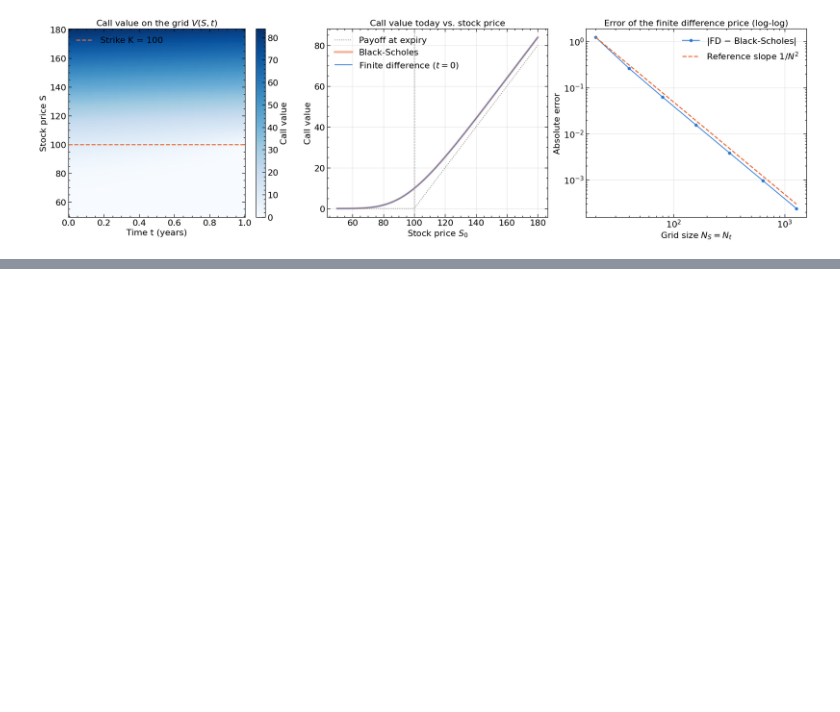
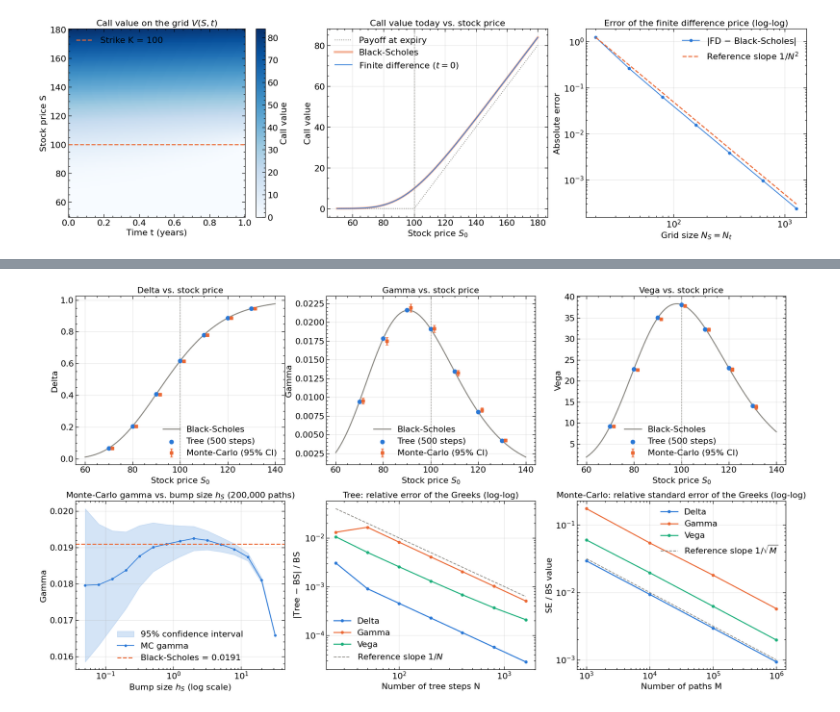
Before and after one commit to timhirndorf/financial_derivatives_midterm, a Jupyter notebook: midterm.ipynb, the cells around one changed output, grey strips where cells are left out. Drawn from its saved outputs; the diff is of its cells as text; code cells hidden in the pictures; blank space fills up the shorter version.

```diff
--- a/midterm.ipynb
+++ b/midterm.ipynb
@@ -585,0 +978,76 @@ plt.show()
+# %%
+# Visualising the Greeks
+
+BLUE, ORANGE, GRAY, AQUA = "#2a78d6", "#eb6834", "#898781", "#1baf7a"
+
+fig, axes = plt.subplots(2, 3, figsize=(20, 11))
+axes = axes.flatten()
+
+
+# Row 1: each Greek as a function of the stock price - all three methods
+S_curve = np.linspace(60, 140, 200)
+S_points = np.arange(70, 131, 10)
+bs_curves = BlackScholesGreeks(S_curve, K, sigma, rf, T)
+tree_points = np.array([TreeGreeks(s, K, sigma, rf, T, 500) for s in S_points])                    # shape (7, 3)
+mc_points = np.array([MonteCarloGreeks(s, K, sigma, rf, T, 200_000, seed=1) for s in S_points])   # shape (7, 3, 2)
+
+for g, name in enumerate(["Delta", "Gamma", "Vega"]):
+    ax = axes[g]
+    ax.plot(S_curve, bs_curves[g], color=GRAY, lw=2, label="Black-Scholes")
+    ax.scatter(S_points, tree_points[:, g], color=BLUE, s=60, zorder=3, label="Tree (500 steps)")
+    ax.errorbar(S_points + 1.5, mc_points[:, g, 0], yerr=1.96 * mc_points[:, g, 1], fmt="s",
+                color=ORANGE, ms=6, capsize=3, zorder=3, label="Monte-Carlo (95% CI)")
+    ax.axvline(K, color=GRAY, lw=1, ls="--")
+    ax.set_title(f"{name} vs. stock price")
+    ax.set_xlabel("Stock price $S_0$")
+    ax.set_ylabel(name)
+    ax.legend()
+
+
+# Plot 4: Monte-Carlo gamma - the bump size trade-off
+# Small h: few paths end between S-h and S+h, and we divide by h^2 -> very noisy.
+# Large h: the finite difference no longer approximates the second derivative -> biased.
+h_values = np.logspace(-1.3, 1.5, 15)
+mc_gamma_h = np.array([MonteCarloGreeks(S_0, K, sigma, rf, T, 200_000, h_S=h, seed=1)[1] for h in h_values])
+axes[3].fill_between(h_values, mc_gamma_h[:, 0] - 1.96 * mc_gamma_h[:, 1], mc_gamma_h[:, 0] + 1.96 * mc_gamma_h[:, 1],
+                     color=BLUE, alpha=0.2, label="95% confidence interval")
+axes[3].plot(h_values, mc_gamma_h[:, 0], color=BLUE, marker="o", ms=4, lw=1.5, label="MC gamma")
+axes[3].axhline(bs_gamma, color=ORANGE, lw=2, ls="--", label=f"Black-Scholes = {bs_gamma:.4f}")
+axes[3].set_xscale("log")
+axes[3].set_title("Monte-Carlo gamma vs. bump size $h_S$ (200,000 paths)")
+axes[3].set_xlabel("Bump size $h_S$ (log scale)")
+axes[3].set_ylabel("Gamma")
+axes[3].legend()
+
+
+# Plot 5: tree - relative error of each Greek vs. number of steps (log-log)
+N_values_g = np.array([25, 50, 100, 200, 400, 800, 1600])
+tree_g = np.array([TreeGreeks(S_0, K, sigma, rf, T, n) for n in N_values_g])
+bs_g = np.array([bs_delta, bs_gamma, bs_vega])
+for g, (name, color) in enumerate(zip(["Delta", "Gamma", "Vega"], [BLUE, ORANGE, AQUA])):
+    axes[4].loglog(N_values_g, np.abs(tree_g[:, g] - bs_g[g]) / bs_g[g], color=color, marker="o", ms=5, label=name)
+axes[4].loglog(N_values_g, 1 / N_values_g, color=GRAY, lw=1.5, ls="--", label="Reference slope $1/N$")
+axes[4].set_title("Tree: relative error of the Greeks (log-log)")
+axes[4].set_xlabel("Number of tree steps N")
+axes[4].set_ylabel("$|$Tree $-$ BS$|$ / BS")
+axes[4].legend()
+
+
+# Plot 6: Monte-Carlo - relative standard error of each Greek vs. number of paths (log-log)
+M_values_g = np.array([1_000, 10_000, 100_000, 1_000_000])
+mc_g = np.array([MonteCarloGreeks(S_0, K, sigma, rf, T, m, seed=1) for m in M_values_g])   # shape (4, 3, 2)
+for g, (name, color) in enumerate(zip(["Delta", "Gamma", "Vega"], [BLUE, ORANGE, AQUA])):
+    axes[5].loglog(M_values_g, mc_g[:, g, 1] / bs_g[g], color=color, marker="o", ms=5, label=name)
+axes[5].loglog(M_values_g, 1 / np.sqrt(M_values_g), color=GRAY, lw=1.5, ls="--", label=r"Reference slope $1/\sqrt{M}$")
+axes[5].set_title("Monte-Carlo: relative standard error of the Greeks (log-log)")
+axes[5].set_xlabel("Number of paths M")
+axes[5].set_ylabel("SE / BS value")
+axes[5].legend()
+
+for ax in axes:
+    ax.grid(alpha=0.3)
+
+plt.tight_layout()
+plt.show()
+# %% [output]
+[figure, added]
```
Also changed, not shown: parts of 7 cells of this notebook.
